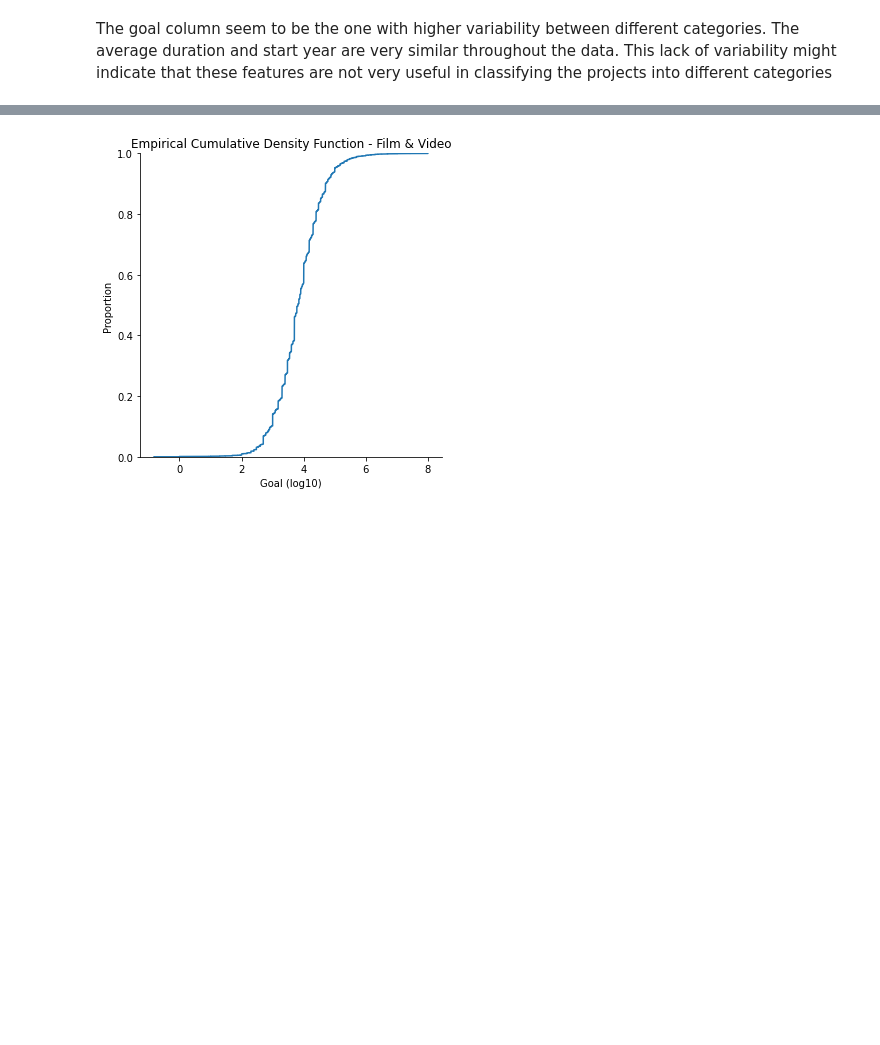
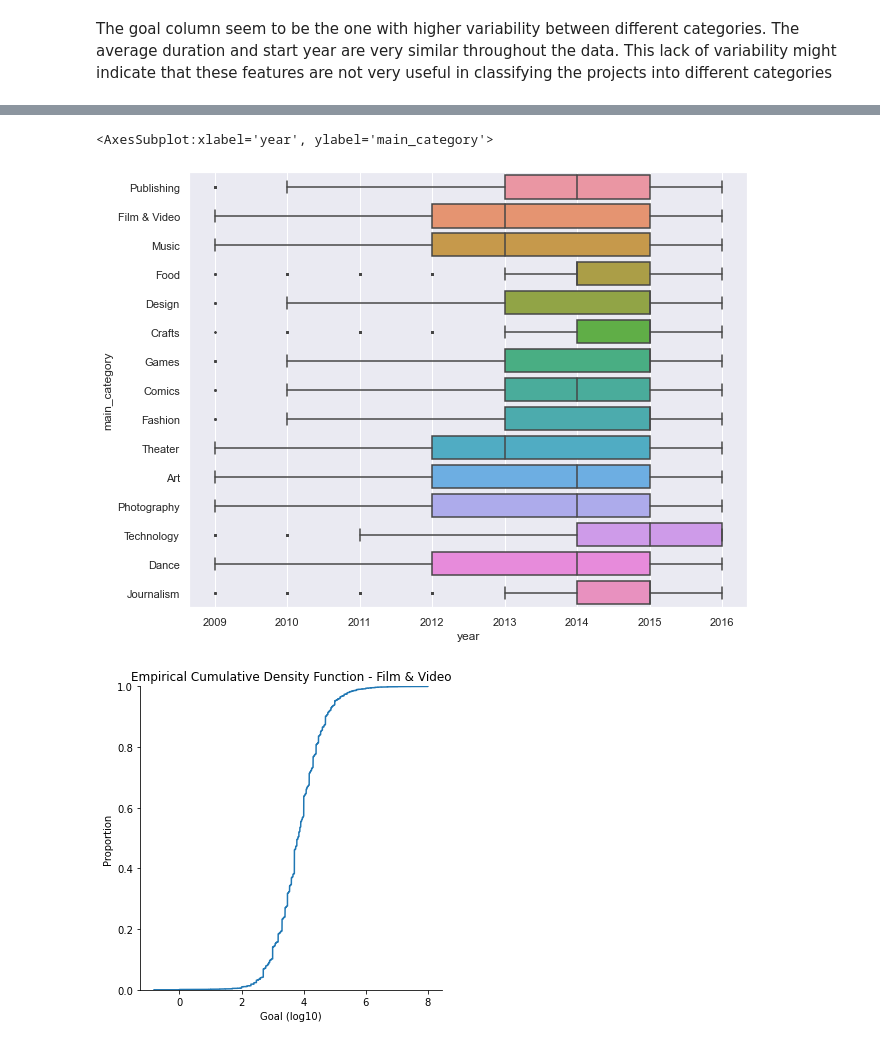
Before and after one commit to sgdantas/ks_blog_post, a Jupyter notebook: notebook.ipynb, the cells around one changed output, grey strips where cells are left out. Saved outputs shown, nothing was run; the diff lists cells and outputs as text; code cells hidden in the pictures; blank space fills up the shorter version.

```diff
--- a/notebook.ipynb
+++ b/notebook.ipynb
@@ -311,3 +318,8 @@ The goal column seem to be the one with higher variability between different cat
+# %%
+sns.boxplot(y=df.main_category,x=df.year, orient='h',fliersize=1)
+# %% [output]
+<AxesSubplot:xlabel='year', ylabel='main_category'>
+[figure, added]
 # %%
 sns.displot(np.log10(df.goal[df.main_category=='Film & Video']), kind="ecdf")
 plt.xlabel('Goal (log10)')
```
Also changed, not shown: parts of 2 cells of this notebook, 2 other files.
